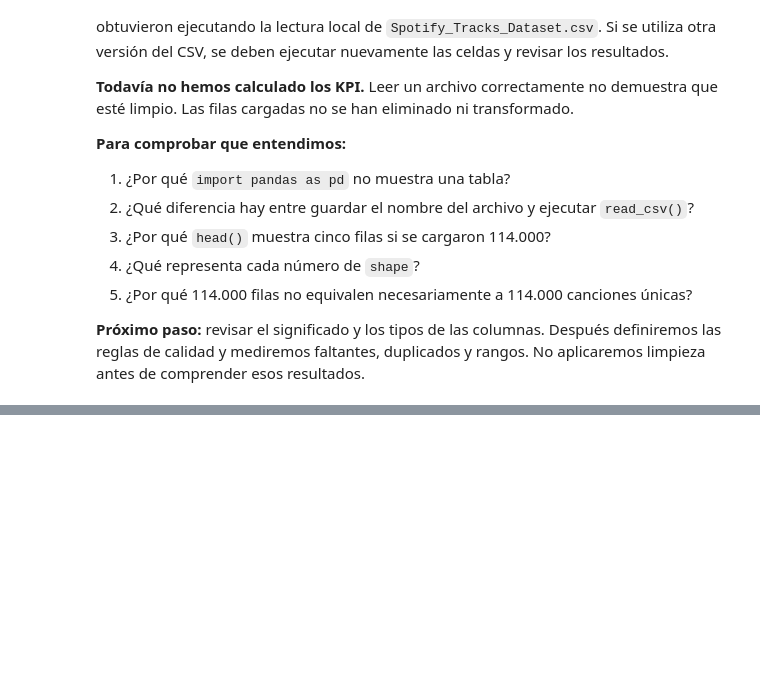
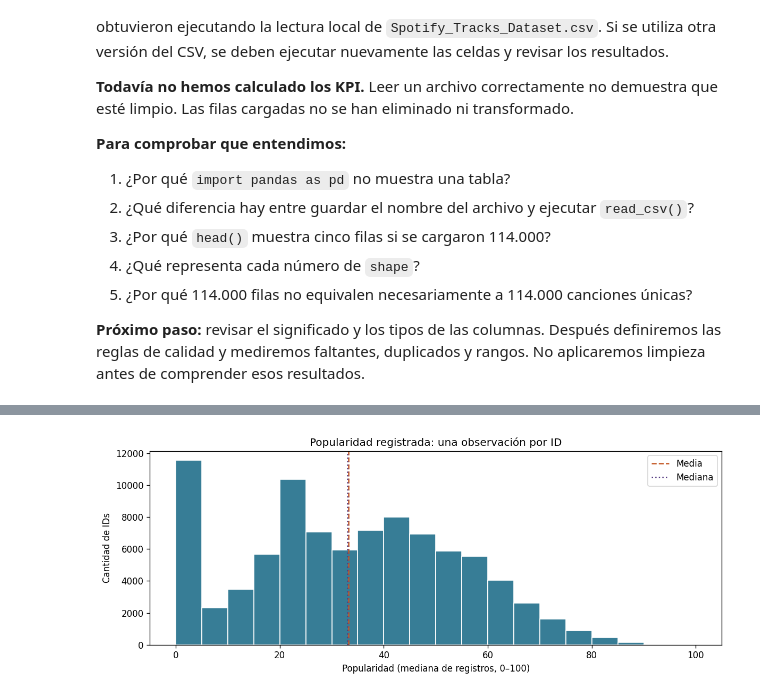
Before and after one commit to sparklyeonn/machine-learning, a Jupyter notebook: Spotify_Unidad_1.ipynb, the cells around one changed output, grey strips where cells are left out. Cells and saved outputs as stored; diff of their text form; code cells hidden in the pictures; blank space fills up the shorter version.

Commit message:
feat(unidad1): se completó todo el proceso de EDA, limpieza y uso de Multi-Hot-Encoding

```diff
--- a/Spotify_Unidad_1.ipynb
+++ b/Spotify_Unidad_1.ipynb
@@ -348,0 +1321,7 @@ df.columns.tolist()
+# %%
+compas_no_determinado = df_limpio["time_signature"].eq(0)
+compases_marcados = compas_no_determinado.sum()
+df_limpio["time_signature"] = df_limpio["time_signature"].astype("Int64")
+df_limpio["time_signature"] = df_limpio["time_signature"].mask(compas_no_determinado)
+registro_limpieza.append({"operacion": "Marcar compás no determinado", "cantidad": compases_marcados, "unidad": "celdas", "motivo": "Código 0 no representa un compás determinado; conservar fila y usar entero nullable"})
+df_limpio["time_signature"].isna().sum()
@@ -348,0 +1346,4 @@ df.columns.tolist()
+# %%
+df_limpio = df_limpio.reset_index(drop=True)
+registro_limpieza.append({"operacion": "Reiniciar índice de la copia", "cantidad": len(df_limpio), "unidad": "etiquetas de fila", "motivo": "Índice consecutivo para consultar la base preparada sin agregar columnas"})
+df_limpio.head(3)
@@ -348,0 +1535,4 @@ df.columns.tolist()
+# %%
+variables_cuantitativas = ["popularity", "duration_ms", "danceability", "energy", "loudness", "speechiness", "acousticness", "instrumentalness", "liveness", "valence", "tempo"]
+variacion_por_id = df_limpio.groupby("track_id")[variables_cuantitativas].nunique(dropna=False)
+(variacion_por_id > 1).sum()
@@ -348,0 +1570,3 @@ df.columns.tolist()
+# %%
+df_canciones = df_limpio.groupby("track_id")[variables_cuantitativas].median()
+df_canciones.shape
@@ -348,0 +1699,11 @@ df.columns.tolist()
+# %%
+fig, ax = plt.subplots(figsize=(10, 4))
+ax.hist(df_canciones["popularity"], bins=20, color="#377D96", edgecolor="white")
+ax.axvline(df_canciones["popularity"].mean(), color="#C45926", linestyle="--", label="Media")
+ax.axvline(df_canciones["popularity"].median(), color="#553B82", linestyle=":", label="Mediana")
+ax.set(title="Popularidad registrada: una observación por ID", xlabel="Popularidad (mediana de registros, 0–100)", ylabel="Cantidad de IDs")
+ax.legend()
+fig.tight_layout()
+plt.show()
+# %% [output]
+[figure, added]
```
Also changed, not shown: parts of 248 cells of this notebook.
